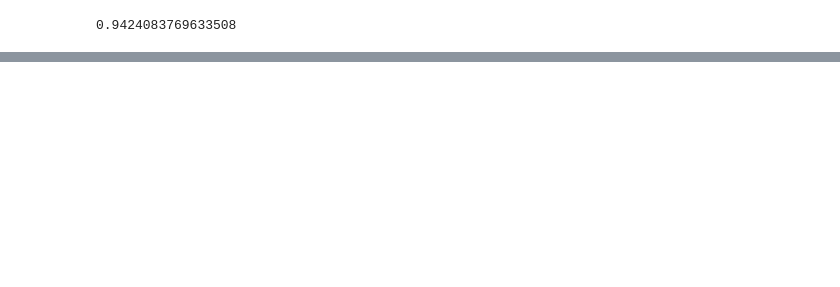
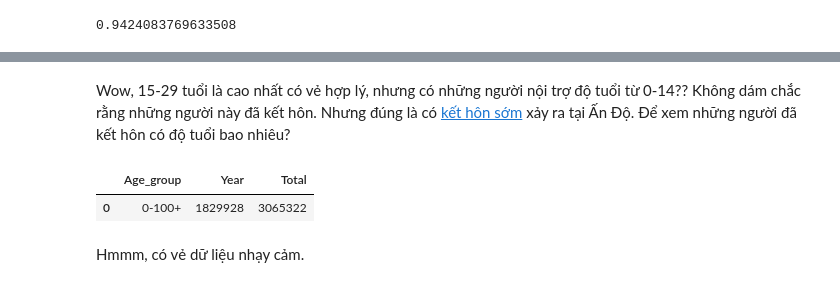
Before and after one commit to minhtamos/DataScienceFinalProject, a Jupyter notebook: 1712746-NguyenMinhTam.ipynb, the cells around one changed output, grey strips where cells are left out. Saved outputs shown, nothing was run; the diff lists cells and outputs as text; code cells hidden in the pictures; blank space fills up the shorter version.

```diff
--- a/1712746-NguyenMinhTam.ipynb
+++ b/1712746-NguyenMinhTam.ipynb
@@ -232,0 +253,12 @@ Thật vậy, trên 94% là nữ :<<<
+# %% [markdown]
+Wow, 15-29 tuổi là cao nhất có vẻ hợp lý, nhưng có những người nội trợ độ tuổi từ 0-14?? Không dám chắc rằng những người này đã kết hôn. Nhưng đúng là có [kết hôn sớm](https://www.girlsnotbrides.org/child-marriage/india/) xảy ra tại Ấn Độ. Để xem những người đã kết hôn có độ tuổi bao nhiêu?
+# %%
+
+mAgeDf= socialDf[socialDf["Type"]=="Married"].groupby("Age_group",as_index=False).sum().sort_values('Total',ascending=False)
+
+mAgeDf
+# %% [output]
+|  | Age_group | Year | Total |
+| 0 | 0-100+ | 1829928 | 3065322 |
+# %% [markdown]
+Hmmm, có vẻ dữ liệu nhạy cảm.
```
Also changed, not shown: parts of 7 cells of this notebook.
